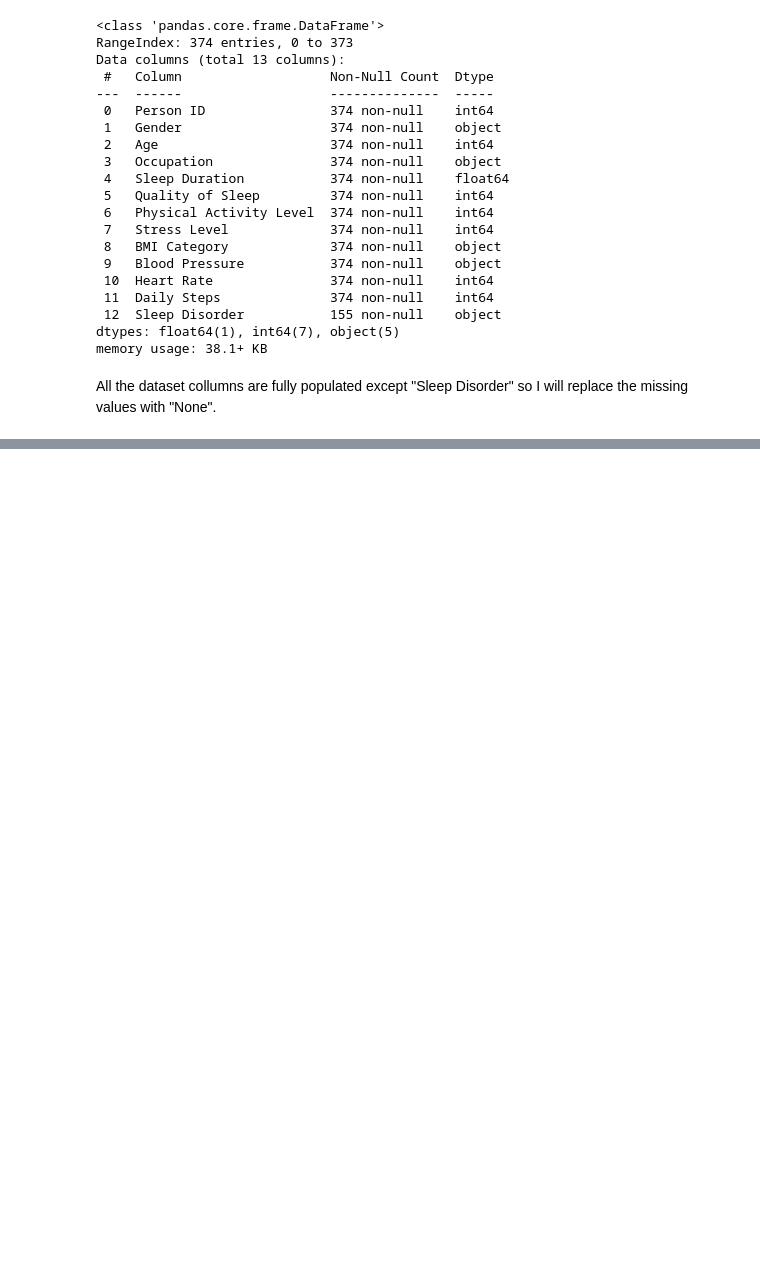
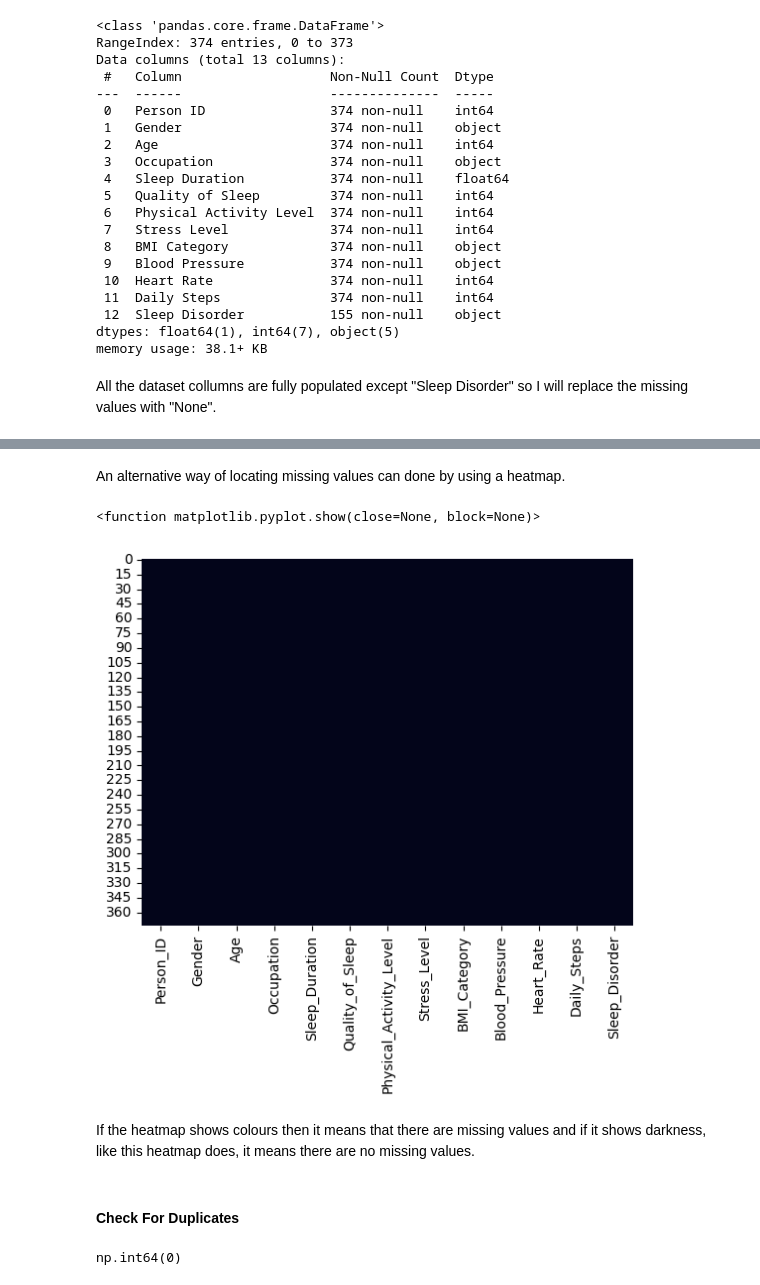
Before and after one commit to MichaelJDB/Sleep-Lifestyle-Study, a Jupyter notebook: jupyter_notebooks/DataCleaning.ipynb, the cells around one changed output, grey strips where cells are left out. Drawn from its saved outputs; the diff is of its cells as text; code cells hidden in the pictures; blank space fills up the shorter version.

Commit message:
data cleaning

```diff
--- a/jupyter_notebooks/DataCleaning.ipynb
+++ b/jupyter_notebooks/DataCleaning.ipynb
@@ -70,0 +90,18 @@ data["Sleep_Disorder"] = data["Sleep_Disorder"].fillna("None")
+# %% [markdown]
+An alternative way of locating missing values can done by using a heatmap.
+# %%
+import seaborn as sns
+import matplotlib.pyplot as plt
+sns.heatmap(data.isnull(), cbar=False)
+plt.show
+# %% [output]
+<function matplotlib.pyplot.show(close=None, block=None)>
+[figure, added]
+# %% [markdown]
+If the heatmap shows colours then it means that there are missing values and if it shows darkness, like this heatmap does, it means there are no missing values.
+# %% [markdown]
+#### **Check For Duplicates**
+# %%
+data.duplicated().sum()
+# %% [output]
+np.int64(0)
```
Also changed, not shown: parts of 9 cells of this notebook, 1 other file.
